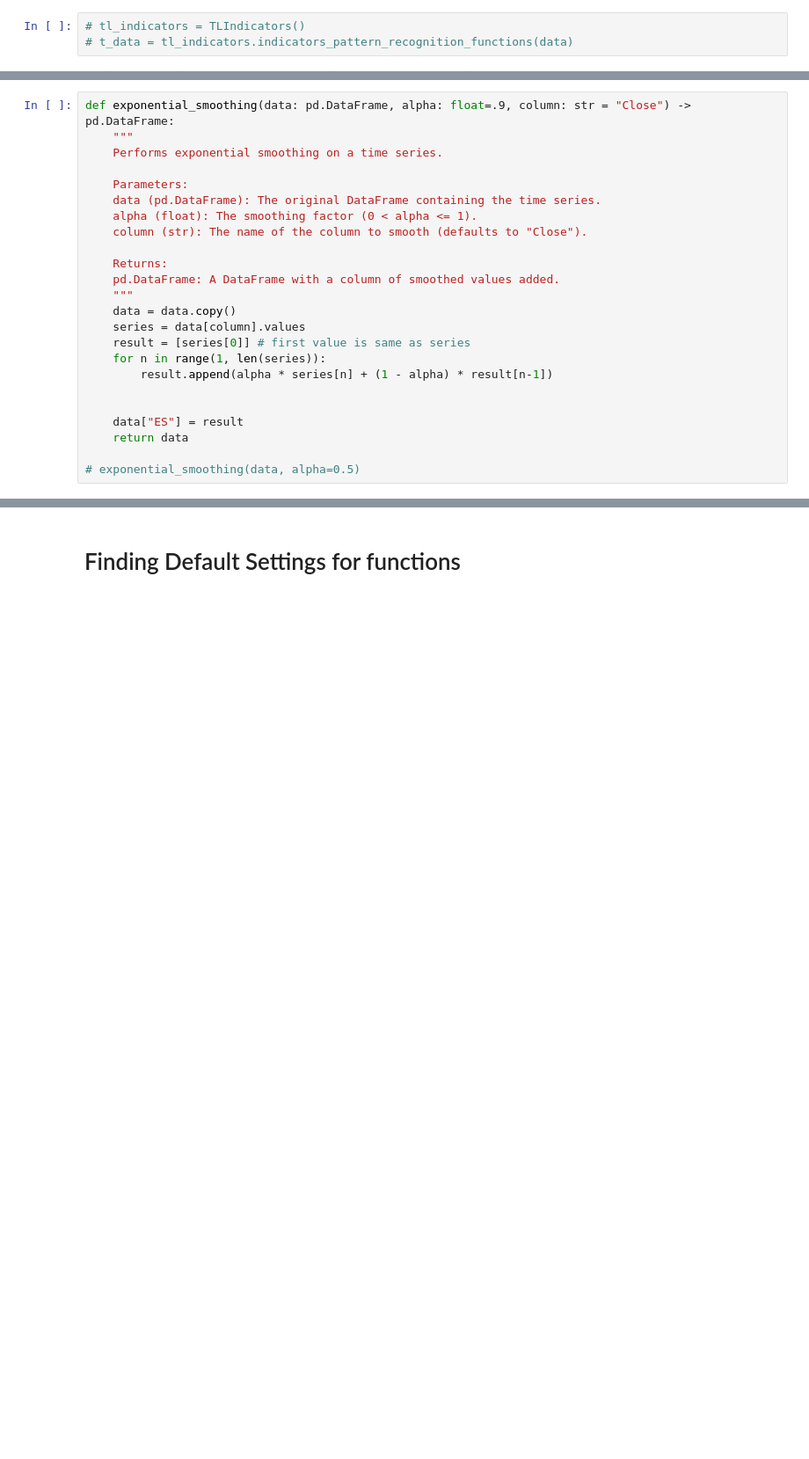
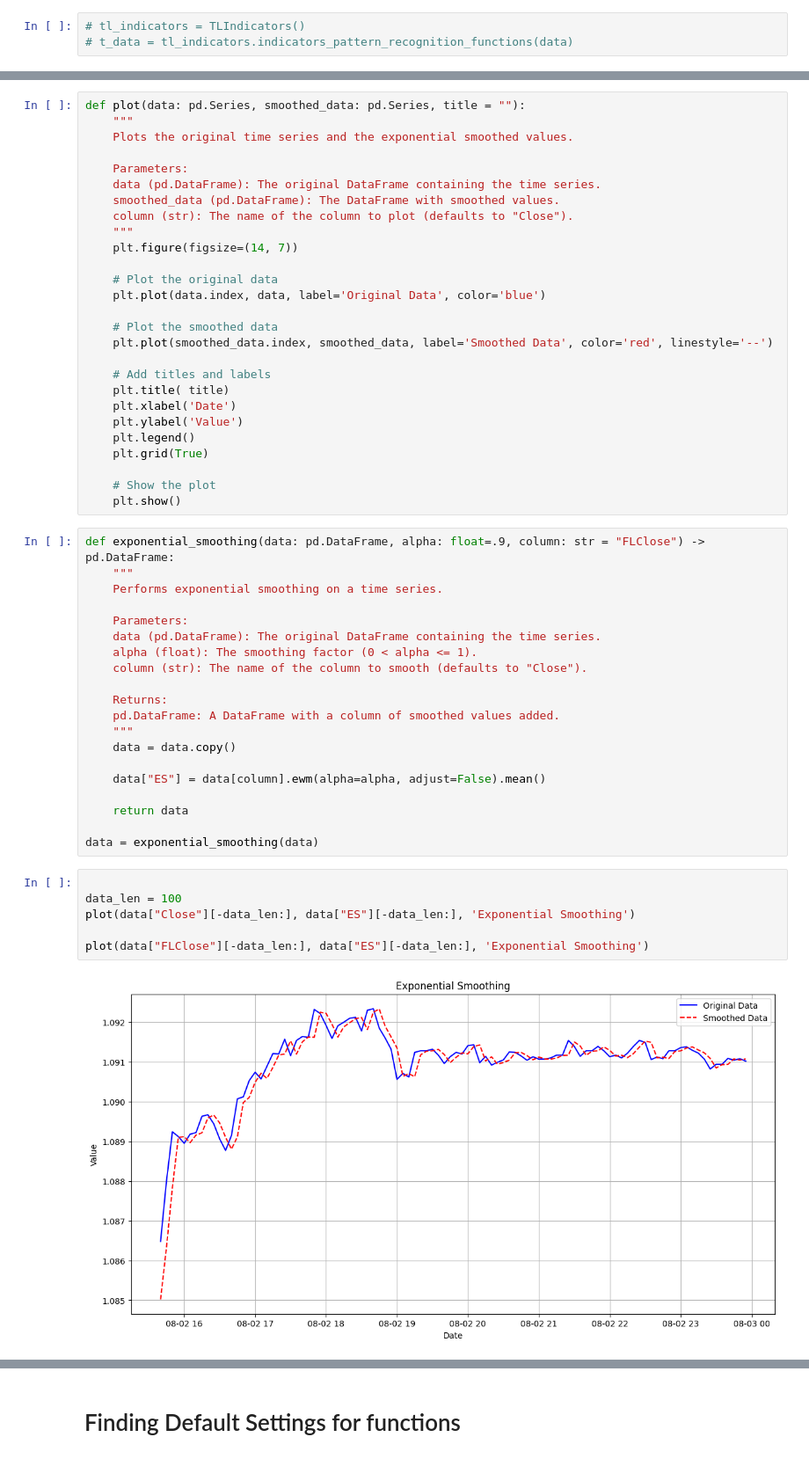
Before and after one commit to Alexa9der/trading_robot, a Jupyter notebook: src/trading_robot/notebooks/basic_future_inzenering.ipynb, the cells around one changed output, grey strips where cells are left out. Shown: that part at 88% size. Drawn from its saved outputs; the diff is of its cells as text; blank space fills up the shorter version.

```diff
--- a/src/trading_robot/notebooks/basic_future_inzenering.ipynb
+++ b/src/trading_robot/notebooks/basic_future_inzenering.ipynb
@@ -65,5 +70,32 @@ def create_lag_features(data:pd.DataFrame, start:int=1, end:int|None=None, colum
+# %%
+def plot(data: pd.Series, smoothed_data: pd.Series, title = ""):
+    """
+    Plots the original time series and the exponential smoothed values.
+
+    Parameters:
+    data (pd.DataFrame): The original DataFrame containing the time series.
+    smoothed_data (pd.DataFrame): The DataFrame with smoothed values.
+    column (str): The name of the column to plot (defaults to "Close").
+    """
+    plt.figure(figsize=(14, 7))
+
+    # Plot the original data
+    plt.plot(data.index, data, label='Original Data', color='blue')
+
+    # Plot the smoothed data
+    plt.plot(smoothed_data.index, smoothed_data, label='Smoothed Data', color='red', linestyle='--')
+
+    # Add titles and labels
+    plt.title( title)
+    plt.xlabel('Date')
+    plt.ylabel('Value')
+    plt.legend()
+    plt.grid(True)
+
+    # Show the plot
+    plt.show()
 # %%
-def exponential_smoothing(data: pd.DataFrame, alpha: float=.9, column: str = "Close") -> pd.DataFrame:
+def exponential_smoothing(data: pd.DataFrame, alpha: float=.9, column: str = "FLClose") -> pd.DataFrame:
     """
     Performs exponential smoothing on a time series.
 
@@ -77,12 +109,16 @@ def exponential_smoothing(data: pd.DataFrame, alpha: float=.9, column: str = "Cl
     """
     data = data.copy()
-    series = data[column].values
-    result = [series[0]] # first value is same as series
-    for n in range(1, len(series)):
-        result.append(alpha * series[n] + (1 - alpha) * result[n-1])
 
+    data["ES"] = data[column].ewm(alpha=alpha, adjust=False).mean()
 
-    data["ES"] = result
     return data
 
-# exponential_smoothing(data, alpha=0.5)
+data = exponential_smoothing(data)
+# %%
+
+data_len = 100
+plot(data["Close"][-data_len:], data["ES"][-data_len:], 'Exponential Smoothing')
+
+plot(data["FLClose"][-data_len:], data["ES"][-data_len:], 'Exponential Smoothing')
+# %% [output]
+[figure, added]
```
Also changed, not shown: parts of 17 cells of this notebook, 4 other files.
